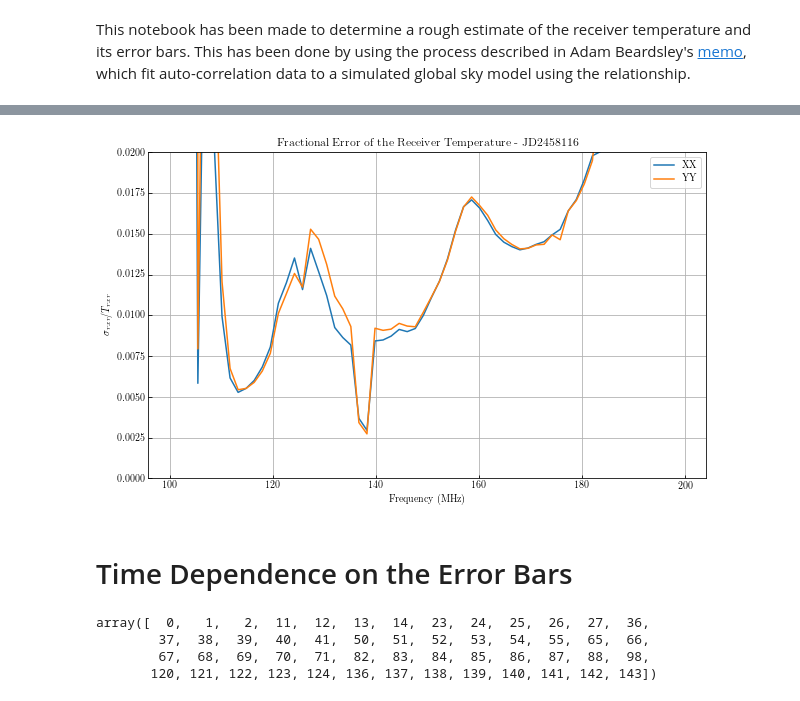
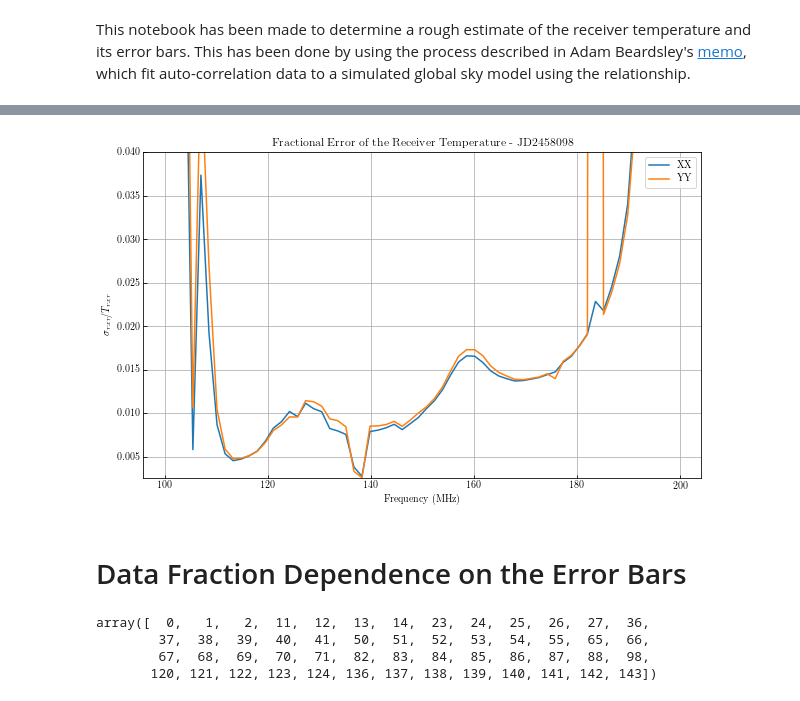
Before and after one commit to tyler-a-cox/HERA_Tsys, a Jupyter notebook: notebooks/HERA_Tsys_auto_fits.ipynb, the cells around one changed output, grey strips where cells are left out. Drawn from its saved outputs; the diff is of its cells as text; code cells hidden in the pictures.

Commit message:
Include data fraction analysis

```diff
--- a/notebooks/HERA_Tsys_auto_fits.ipynb
+++ b/notebooks/HERA_Tsys_auto_fits.ipynb
@@ -24,7 +24,7 @@ def curve_to_fit(lsts, gain, offset):
     global interp_values
     return (gain * interp_values + offset)
 # %%
-JD = 2458116
+JD = 2458098
 
 # Tsky_file = '/data4/tcox/HERA_IDR1_analysis/HERA_Tsky.npz'
 Tsky_file = '/Users/tyler/Desktop/Research/Tsys/data/HERA_tsky_fast.npz'
@@ -127,9 +117,9 @@ for poli, pol in enumerate(pols):
     axarr[0].set_ylabel('Temperature (K)')
     axarr[0].set_xlabel('Frequency (MHz)')
     axarr[1].set_xlabel('Frequency (MHz)')
-    axarr[poli].set_title('Receiver Temperature - JD{JD} ({pol})'.format(JD=jd,pol=2*pol))
+    axarr[poli].set_title('Receiver Temperature - JD{JD} ({pol})'.format(JD=JD,pol=2*pol))
     axarr[poli].grid()
 
 plt.subplots_adjust(wspace=0.05)
-#plt.savefig('/Users/tyler/Desktop/Research/Tsys/Tsys_plots/IDR2/{JD}/receiver_temp_{JD}.png'.format(JD=JD), bbox_inches='tight')
+plt.savefig('/Users/tyler/Desktop/Research/Tsys/Tsys_plots/IDR2/{JD}/receiver_temp_{JD}.png'.format(JD=JD), bbox_inches='tight')
 # %% [output]
@@ -211,28 +197,0 @@ for poli, pol in enumerate(pols):
-# %%
-avg_temps = np.zeros((2, rxr_temp.shape[2]))
-avg_err = np.zeros((2, rxr_temp.shape[2]))
-
-fig, axarr = plt.subplots(1, 2, figsize=(16, 6))
-
-for poli, pol in enumerate(pols):
-    for i in np.arange(rxr_temp.shape[2]):
-        avg_temps[poli,i] = np.average(rxr_temp[poli,:,i], weights=1.0/rxr_temp_err[poli,:,i])
-        avg_err[poli,i] = np.sqrt(1.0 / np.sum(rxr_temp_err[poli,:,i]**(-2)) )
-
-    axarr[0].plot(freqs, avg_temps[poli,:], label=str(2*pol))
-    axarr[0].set_title('Receiver Temperature Averaged Across Antenna - JD{}'.format(jd))
-    axarr[0].set_ylim([0,200])
-    axarr[0].set_ylabel('Temperature (K)')
-    axarr[1].set_ylabel('Temperature (K)')
-    axarr[1].plot(freqs, avg_err[poli,:], label=str(2*pol))
-    axarr[1].set_title('Standard Error of the Weighted Mean - JD{}'.format(jd))
-    axarr[1].yaxis.tick_right()
-    axarr[1].yaxis.set_label_position("right")
-    axarr[1].set_ylim([0.3,1.5])
-    axarr[0].legend()
-    axarr[1].legend()
-    axarr[poli].grid()
-
-plt.subplots_adjust(wspace=0.05)
-#plt.show()
-#plt.savefig('/Users/tyler/Desktop/Research/Tsys/Tsys_plots/IDR2/{JD}/avg_temp_w_err_{JD}.png'.format(JD=jd), bbox_inches='tight')
@@ -241,19 +198,19 @@ plt.subplots_adjust(wspace=0.05)
 # %%
 plt.figure(figsize=(10,6))
 plt.plot(freqs, avg_err[0,:] / np.abs(avg_temps[0,:]), label='XX')
 plt.plot(freqs, avg_err[1,:] / np.abs(avg_temps[1,:]), label='YY')
-plt.ylim([0,0.02])
-plt.title('Fractional Error of the Receiver Temperature - JD{}'.format(jd))
+plt.ylim([0.0025,0.04])
+plt.title('Fractional Error of the Receiver Temperature - JD{}'.format(JD))
 plt.xlabel('Frequency (MHz)')
 plt.ylabel(r'$\sigma_{rxr} / T_{rxr}$')
 plt.legend()
 plt.grid()
 #plt.show()
-#plt.savefig('/Users/tyler/Desktop/Research/Tsys/Tsys_plots/IDR2/{JD}/avg_fractional_err_{JD}.png'.format(JD=jd), bbox_inches='tight')
+plt.savefig('/Users/tyler/Desktop/Research/Tsys/Tsys_plots/IDR2/{JD}/avg_fractional_err_{JD}.png'.format(JD=JD), bbox_inches='tight')
 # %% [output]
-[figure, old version]
+[figure, new version]
 # %% [markdown]
-# Time Dependence on the Error Bars
+# Data Fraction Dependence on the Error Bars
 # %%
 JD = 2458106
 
```
Also changed, not shown: parts of 8 cells of this notebook.
